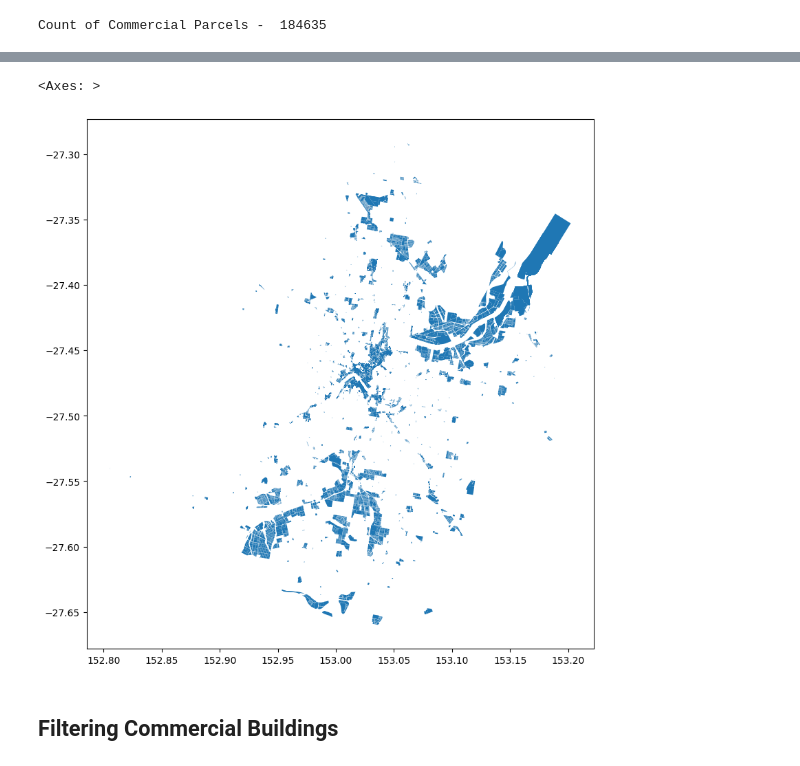
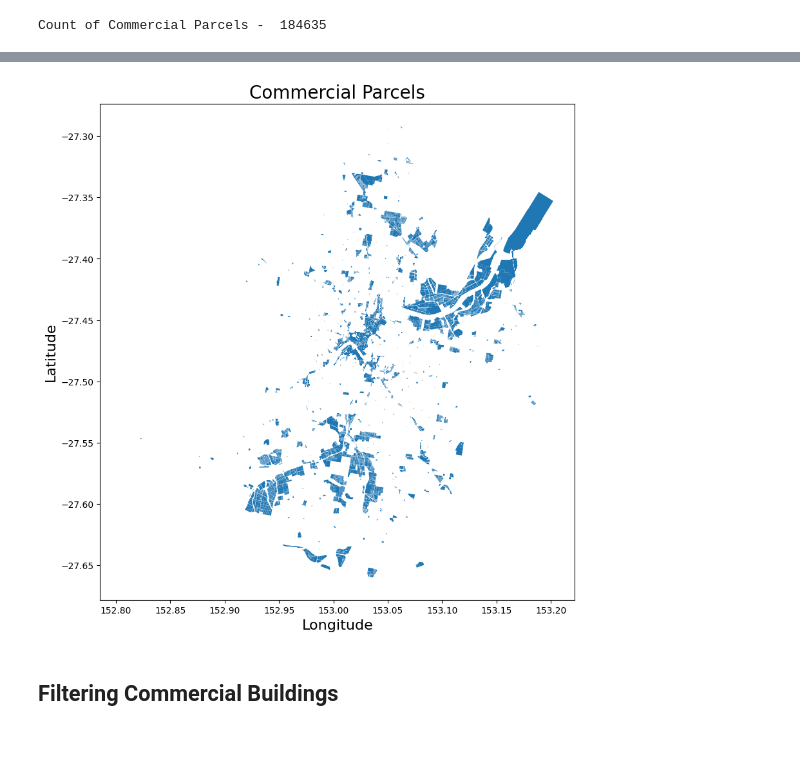
Before and after one commit to sairamkumar-zessta/Arealytics, a Jupyter notebook: Property_process-2.ipynb, the cells around one changed output, grey strips where cells are left out. Drawn from its saved outputs; the diff is of its cells as text; code cells hidden in the pictures.

```diff
--- a/Property_process-2.ipynb
+++ b/Property_process-2.ipynb
@@ -301,8 +344,14 @@ Count of Commercial Parcels -  184635
 # %%
 commercial_parcels_gdf.plot(figsize=(10,10))
+# Add title and axis labels
+plt.title("Commercial Parcels", fontsize=20)  # Set the plot title
+plt.xlabel("Longitude", fontsize=16)  # Set the x-axis label
+plt.ylabel("Latitude", fontsize=16)  # Set the y-axis label
+
+# Show the plot
+plt.show()
 # %% [output]
-<Axes: >
-[figure, old version]
+[figure, new version]
 # %% [markdown]
 ## Filtering Commercial Buildings
 # %%
```
Also changed, not shown: parts of 58 cells of this notebook.
